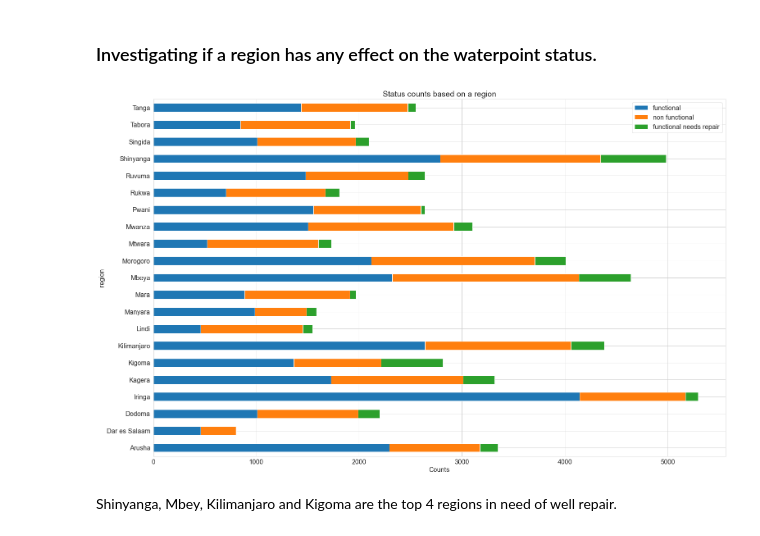
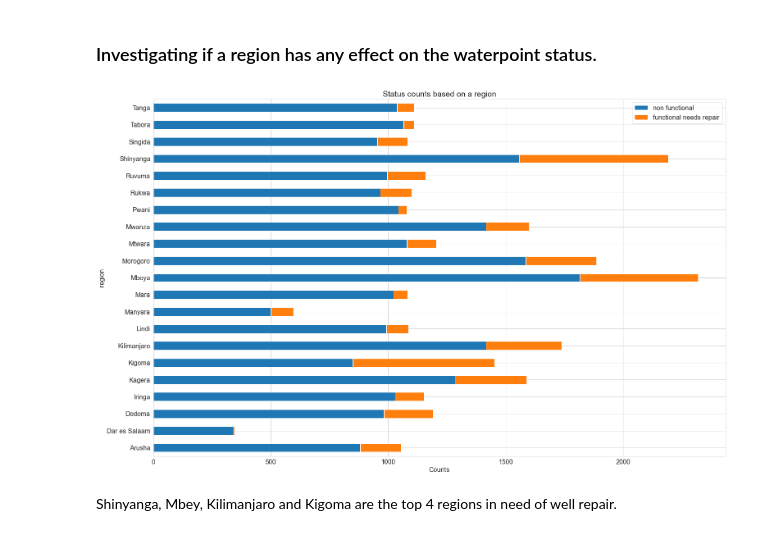
Before and after one commit to IainMosima/Tanzania-water-point-status-prediction-project, a Jupyter notebook: notebooks/1EDA.ipynb, the cells around one changed output. Drawn from its saved outputs; the diff is of its cells as text; code cells hidden in the pictures.

```diff
--- a/notebooks/1EDA.ipynb
+++ b/notebooks/1EDA.ipynb
@@ -128,0 +136,2 @@ df.describe().T
+# %%
+df = df.loc[df.status_group != 'functional']
@@ -425,19 +429,18 @@ plt.show()
 ### Investigating if a region has any effect on the waterpoint status.
 # %%
 #  doing the same thing as with the previous
-region_df_functional = dataframer('region', 'functional', 'region')
 region_df_non_functional = dataframer('region', 'non functional', 'region')
 region_df_needs_repair = dataframer('region', 'functional needs repair', 'region')
 
-merged_region_df = df_meger([region_df_functional, region_df_non_functional, region_df_needs_repair])
+merged_region_df = df_meger([region_df_non_functional, region_df_needs_repair])
 
 fig, ax = plt.subplots(figsize=(25,16))
 merged_region_df.plot(kind='barh', stacked=True, ax=ax)
 ax.set_xlabel('Counts')
 plt.title('Status counts based on a region')
 plt.show()
 # %% [output]
-[figure, old version]
+[figure, new version]
 # %% [markdown]
 Shinyanga, Mbey, Kilimanjaro and Kigoma are the top 4 regions in need of well repair.
 # %% [markdown]
```
Also changed, not shown: parts of 30 cells of this notebook, 8 other files.
